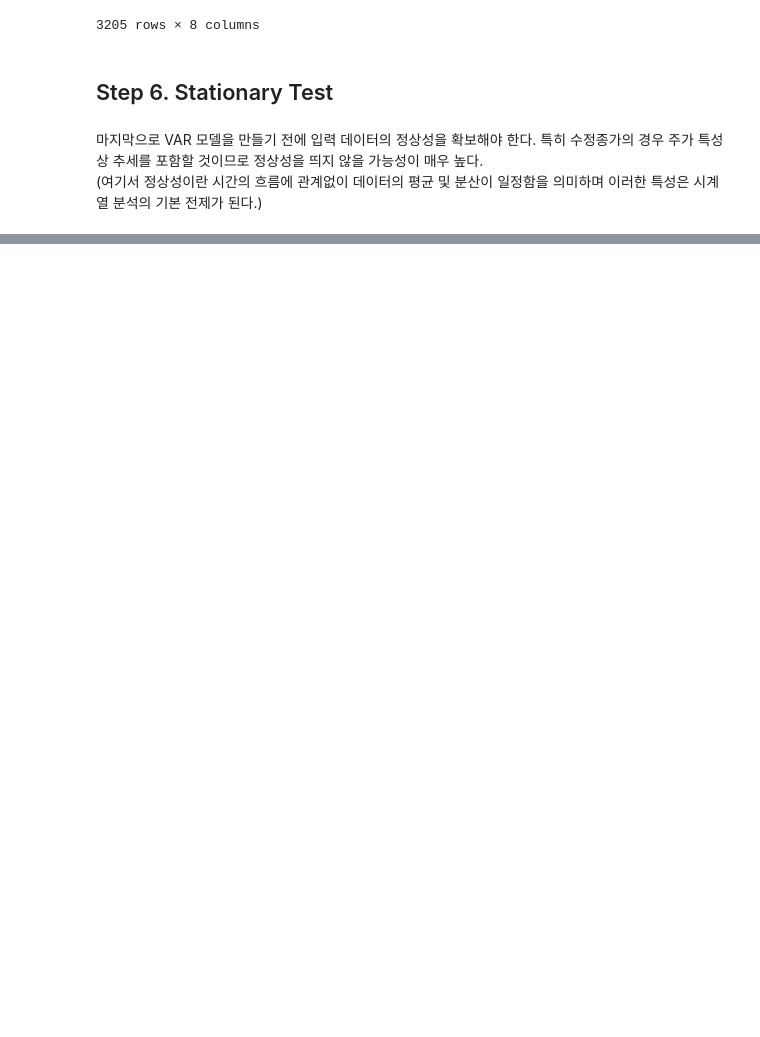
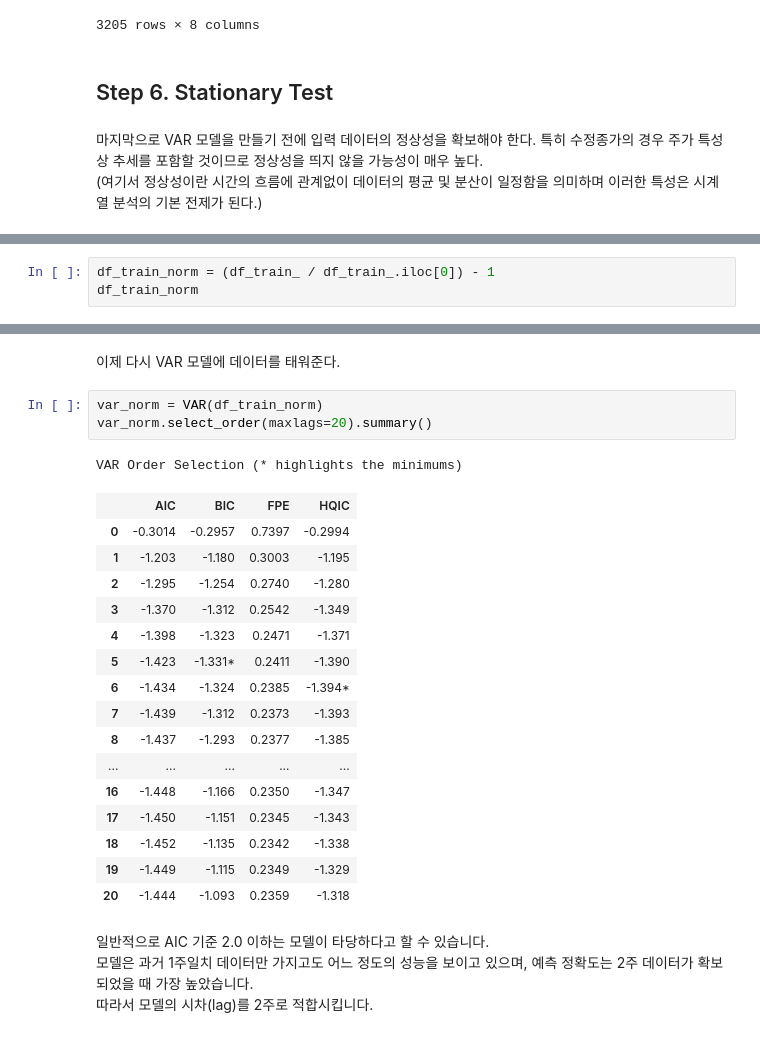
Before and after one commit to sw-song/ts-analysis, a Jupyter notebook: archive/01_var.ipynb, the cells around one changed output, grey strips where cells are left out. Drawn from its saved outputs; the diff is of its cells as text; blank space fills up the shorter version.

```diff
--- a/archive/01_var.ipynb
+++ b/archive/01_var.ipynb
@@ -431,0 +564,3 @@ ADF는 추세를 포함하는 시계열 데이터에 대해서도 단위근 검
+# %%
+df_train_norm = (df_train_ / df_train_.iloc[0]) - 1
+df_train_norm
@@ -431,0 +596,27 @@ ADF는 추세를 포함하는 시계열 데이터에 대해서도 단위근 검
+# %% [markdown]
+이제 다시 VAR 모델에 데이터를 태워준다.
+# %%
+var_norm = VAR(df_train_norm)
+var_norm.select_order(maxlags=20).summary()
+# %% [output]
+VAR Order Selection (* highlights the minimums)
+|  | AIC | BIC | FPE | HQIC |
+| 0 | -0.3014 | -0.2957 | 0.7397 | -0.2994 |
+| 1 | -1.203 | -1.180 | 0.3003 | -1.195 |
+| 2 | -1.295 | -1.254 | 0.2740 | -1.280 |
+| 3 | -1.370 | -1.312 | 0.2542 | -1.349 |
+| 4 | -1.398 | -1.323 | 0.2471 | -1.371 |
+| 5 | -1.423 | -1.331* | 0.2411 | -1.390 |
+| 6 | -1.434 | -1.324 | 0.2385 | -1.394* |
+| 7 | -1.439 | -1.312 | 0.2373 | -1.393 |
+| 8 | -1.437 | -1.293 | 0.2377 | -1.385 |
+| ... | ... | ... | ... | ... |
+| 16 | -1.448 | -1.166 | 0.2350 | -1.347 |
+| 17 | -1.450 | -1.151 | 0.2345 | -1.343 |
+| 18 | -1.452 | -1.135 | 0.2342 | -1.338 |
+| 19 | -1.449 | -1.115 | 0.2349 | -1.329 |
+| 20 | -1.444 | -1.093 | 0.2359 | -1.318 |
+# %% [markdown]
+일반적으로 AIC 기준 2.0 이하는 모델이 타당하다고 할 수 있습니다.
+모델은 과거 1주일치 데이터만 가지고도 어느 정도의 성능을 보이고 있으며, 예측 정확도는 2주 데이터가 확보되었을 때 가장 높았습니다.
+따라서 모델의 시차(lag)를 2주로 적합시킵니다.
```
Also changed, not shown: parts of 30 cells of this notebook.
